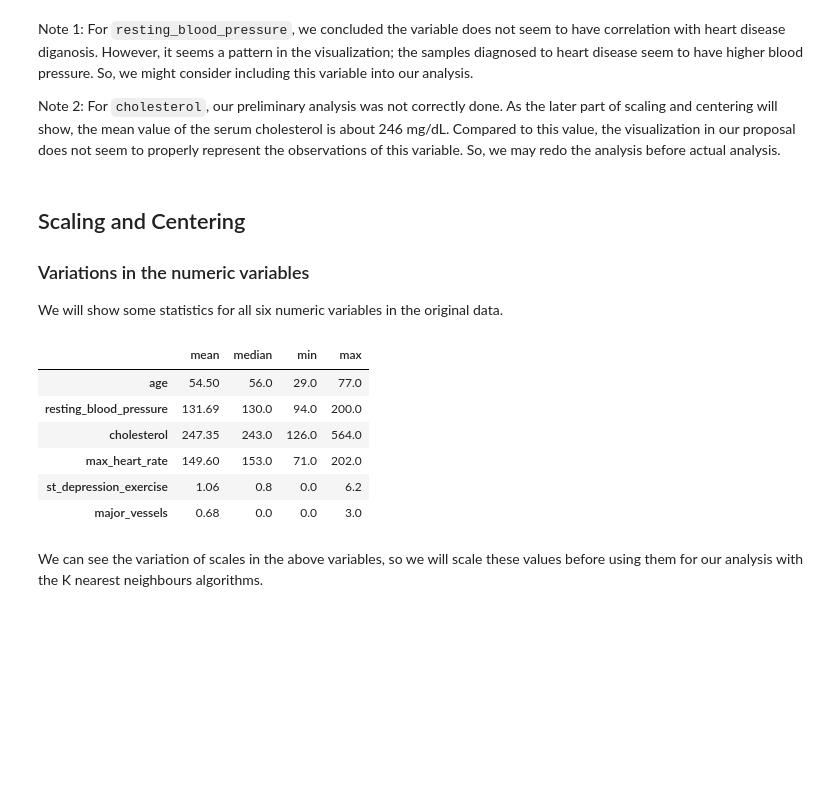
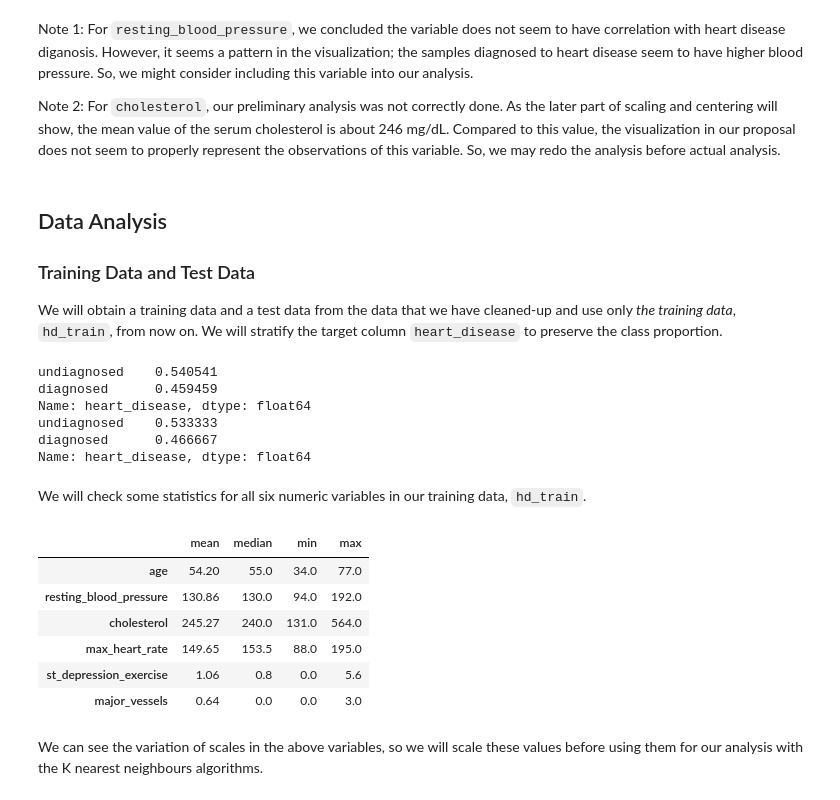
Before and after one commit to ytorigata/dsci-100-2022w2-group-22, a Jupyter notebook: docs/working.ipynb, the cells around one changed output. Saved outputs shown, nothing was run; the diff lists cells and outputs as text; code cells hidden in the pictures; blank space fills up the shorter version.

```diff
--- a/docs/working.ipynb
+++ b/docs/working.ipynb
@@ -106,29 +109,42 @@ Note 1: For `resting_blood_pressure`, we concluded the variable does not seem to
 
 Note 2: For `cholesterol`, our preliminary analysis was not correctly done. As the later part of scaling and centering will show, the mean value of the serum cholesterol is about 246 mg/dL. Compared to this value, the visualization in our proposal does not seem to properly represent the observations of this variable. So, we may redo the analysis before actual analysis.
 # %% [markdown]
-## Scaling and Centering
+## Data Analysis
 
-### Variations in the numeric variables
+### Training Data and Test Data
 
-We will show some statistics for all six numeric variables in the original data.
+We will obtain a training data and a test data from the data that we have cleaned-up and use only *the training data*, `hd_train`, from now on. We will stratify the target column `heart_disease` to preserve the class proportion.
+# %%
+hd_train, hd_test = train_test_split(hd_data, test_size=0.25, stratify=hd_data["heart_disease"])
+print(hd_train["heart_disease"].value_counts(normalize=True))
+print(hd_test["heart_disease"].value_counts(normalize=True))
+# %% [output]
+undiagnosed    0.540541
+diagnosed      0.459459
+Name: heart_disease, dtype: float64
+undiagnosed    0.533333
+diagnosed      0.466667
+Name: heart_disease, dtype: float64
+# %% [markdown]
+We will check some statistics for all six numeric variables in our training data, `hd_train`.
 # %%
-age_stat = hd_data.agg({'age': ['mean', 'median', 'min', 'max']}).round(decimals=1)
-rbp_stat = hd_data.agg({'resting_blood_pressure': ['mean', 'median', 'min', 'max']}).round(decimals=2)
-chol_stat = hd_data.agg({'cholesterol': ['mean', 'median', 'min', 'max']}).round(decimals=2)
-max_hr_stat = hd_data.agg({'max_heart_rate': ['mean', 'median', 'min', 'max']}).round(decimals=2)
-st_depression_exercise = hd_data.agg({'st_depression_exercise': ['mean', 'median', 'min', 'max']}).round(decimals=2)
-major_vessels = hd_data.agg({'major_vessels': ['mean', 'median', 'min', 'max']}).round(decimals=2)
+age_stat = hd_train.agg({'age': ['mean', 'median', 'min', 'max']}).round(decimals=1)
+rbp_stat = hd_train.agg({'resting_blood_pressure': ['mean', 'median', 'min', 'max']}).round(decimals=2)
+chol_stat = hd_train.agg({'cholesterol': ['mean', 'median', 'min', 'max']}).round(decimals=2)
+max_hr_stat = hd_train.agg({'max_heart_rate': ['mean', 'median', 'min', 'max']}).round(decimals=2)
+st_depression_exercise = hd_train.agg({'st_depression_exercise': ['mean', 'median', 'min', 'max']}).round(decimals=2)
+major_vessels = hd_train.agg({'major_vessels': ['mean', 'median', 'min', 'max']}).round(decimals=2)
 
 num_stat = pd.concat([age_stat, rbp_stat, chol_stat, max_hr_stat, st_depression_exercise, major_vessels], axis=1)
 num_stat.transpose()
 # %% [output]
 |  | mean | median | min | max |
-| age | 54.50 | 56.0 | 29.0 | 77.0 |
-| resting_blood_pressure | 131.69 | 130.0 | 94.0 | 200.0 |
-| cholesterol | 247.35 | 243.0 | 126.0 | 564.0 |
-| max_heart_rate | 149.60 | 153.0 | 71.0 | 202.0 |
-| st_depression_exercise | 1.06 | 0.8 | 0.0 | 6.2 |
-| major_vessels | 0.68 | 0.0 | 0.0 | 3.0 |
+| age | 54.20 | 55.0 | 34.0 | 77.0 |
+| resting_blood_pressure | 130.86 | 130.0 | 94.0 | 192.0 |
+| cholesterol | 245.27 | 240.0 | 131.0 | 564.0 |
+| max_heart_rate | 149.65 | 153.5 | 88.0 | 195.0 |
+| st_depression_exercise | 1.06 | 0.8 | 0.0 | 5.6 |
+| major_vessels | 0.64 | 0.0 | 0.0 | 3.0 |
 # %% [markdown]
 We can see the variation of scales in the above variables, so we will scale these values before using them for our analysis with the K nearest neighbours algorithms.
 # %% [markdown]
```
Also changed, not shown: parts of 10 cells of this notebook.
